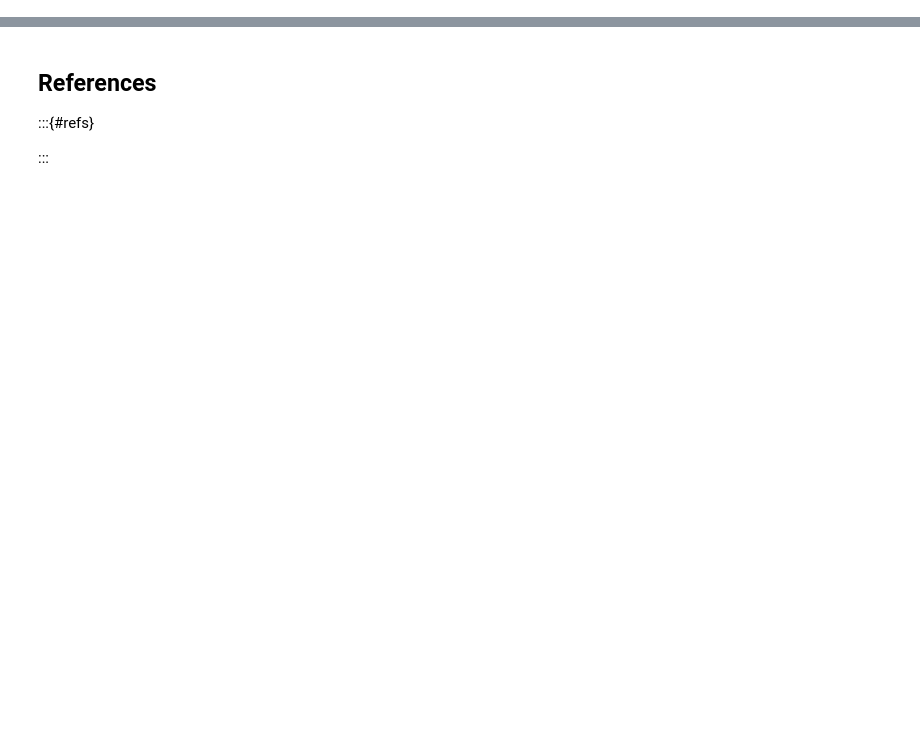
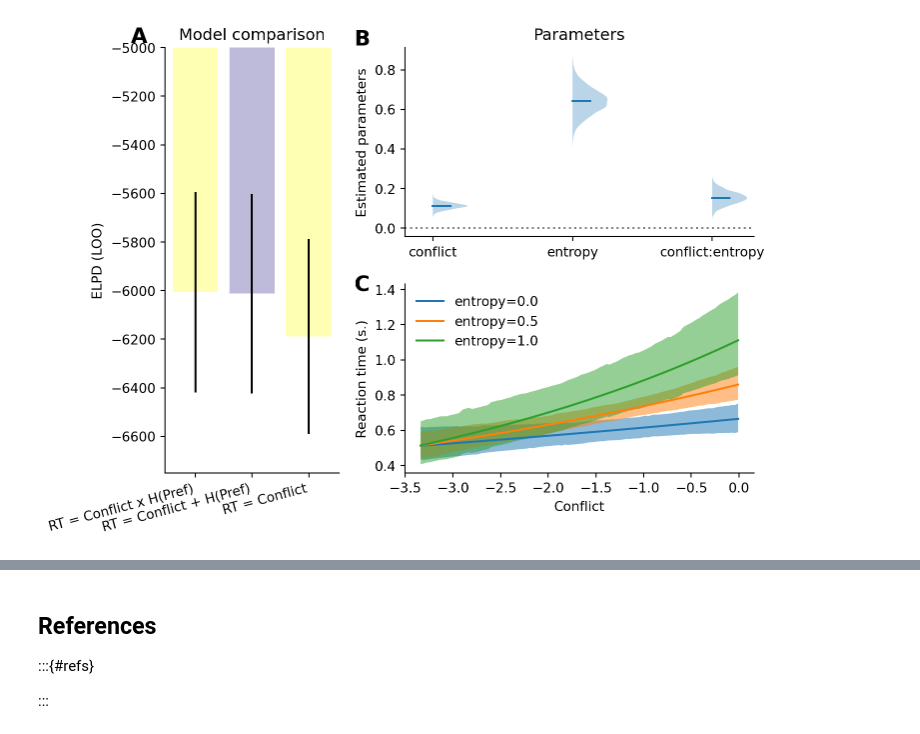
Before and after one commit to AlexLepauvre/state_abstraction_paper, a Jupyter notebook: index.ipynb, the cells around one changed output, grey strips where cells are left out. Drawn from its saved outputs; the diff is of its cells as text; code cells hidden in the pictures; blank space fills up the shorter version.

```diff
--- a/index.ipynb
+++ b/index.ipynb
@@ -1192,0 +612,18 @@ In policy compression framework, planning is complemented by the marginal action
+# %%
+# Generate posterior predictive samples for each model:
+for model_name, idata in traces.items():
+    try:
+        y_pred = idata.posterior_predictive["y"].to_numpy()
+    except KeyError:
+        y_pred = idata.posterior_predictive["response"].to_numpy()
+    # Calculate the match between those:
+    matches = []
+    for i in range(y_pred.shape[0]):
+        for ii in range(y_pred.shape[1]):
+            matches.append(beh_data["response"].to_numpy() == y_pred[i, ii, :])
+    matches = np.array(matches)
+    # Compute the proportion of match between observed and predicted responses:
+    beh_data[f"Match_{model_name.lower()}"] = np.mean(matches, axis=0)
+# %%
+# Extract relevant variables from preference model:
+beh_data['preference_score'] = np.mean(traces['Preference'].posterior["preference"], axis=(0, 1)).to_numpy()
@@ -1192,0 +1632,81 @@ In policy compression framework, planning is complemented by the marginal action
+# %%
+#| label: fig-rt
+#| fig-cap: "Results of reaction time models. (A) Comparison of the model of RT as a function of decision values and intermediate offer against the model of RT
+#| as a function of decision values and preferences. (B) Posterior distribution of the fitted parameter. (C) Posterior predictive curve depicting the predicted
+#| reaction time as a function of the conflict values, separately for preference entropy of 0, 0.5 and 1.0"
+fig, ax = plt.subplot_mosaic("AB;AC", figsize=[A4_inches[0], 0.5*A4_inches[1]], gridspec_kw=dict(width_ratios=[0.5, 1]))
+# ================================================
+# fig-2A: model comparison:
+# elpd_loo bar plot with error bar
+ax["A"].bar(
+    list(traces_RT.keys()),
+    rt_model_comparison["elpd_loo"],
+    yerr=rt_model_comparison["se"],
+    color=cmap([1, 2])
+)
+# Decoration
+ax["A"].set_xticklabels(ax["A"].get_xticklabels(),
+                        rotation=15, ha='right')
+ax["A"].set_ylabel("ELPD (LOO)")
+ax["A"].set_ylim([-6750, -5000])
+ax["A"].set_title("Model comparison")
+ax["A"].spines[['right', 'top']].set_visible(False)
+ax["A"].text(-0.1, 1.05, "A", transform=ax["A"].transAxes,
+              fontsize=16, fontweight='bold', va='top', ha='right'
+              )
+
+# ================================================
+# fig-B: Plot the preferences parameters of the preference & conflict model:
+# Create new axes
+params = [
+    "conflict", "entropy", "conflict:entropy"
+]
+x_labels = ["conflict", "entropy", "conflict:entropy"]
+
+ax["B"].set_ylabel("Estimated parameters")
+data = []
+for var in params:
+    vals = traces_RT['RT = Conflict x H(Pref)'].posterior[var].values.flatten()
+    data.append(vals)
+ax["B"].violinplot(data, positions=range(len(params)),
+                    showmeans=False,
+                    showmedians=True,
+                    showextrema=False,
+                    side="high");
+ax["B"].set_xticks(range(len(params)))
+ax["B"].set_xticklabels(x_labels)
+ax["B"].spines[['right', 'top']].set_visible(False)
+ax["B"].set_title("Parameters")
+ax["B"].hlines(0, -0.2, 2.3, color='gray', linestyles=':')
+ax["B"].set_xlim([-0.2, 2.3])
+ax["B"].text(-0.1, 1.1, "B", transform=ax["B"].transAxes,
+                fontsize=16, fontweight='bold', va='top', ha='right'
+                )
+
+# ================================================
+# fig-C: Plot the preferences parameters of the preference & conflict model:
+pred_df = bmb.interpret.predictions(
+    interaction_rt_model,
+    traces_RT['RT = Conflict x H(Pref)'],
+    conditional={
+        "conflict": np.linspace(beh_data['conflict'].min(), beh_data['conflict'].max(), 100),
+        "entropy": [0, 0.5, 1]
+    },
+)
+pred_df["RT"] = np.exp(pred_df["estimate"])
+pred_df["RT_low"] = np.exp(pred_df["lower_3.0%"])
+pred_df["RT_up"] = np.exp(pred_df["upper_97.0%"])
+
+for ent in pred_df["entropy"].unique():
+    subset = pred_df[pred_df["entropy"] == ent]
+    ax["C"].plot(subset["conflict"], subset["RT"], label=f"entropy={ent}")
+    ax["C"].fill_between(subset["conflict"], subset["RT_low"], subset["RT_up"], alpha=0.5)
+ax["C"].spines[['right', 'top']].set_visible(False)
+ax["C"].set_xlabel('Conflict')
+ax["C"].set_ylabel('Reaction time (s.)')
+ax["C"].legend(frameon=False)
+ax["C"].text(-0.1, 1.05, "C", transform=ax["C"].transAxes,
+                fontsize=16, fontweight='bold', va='top', ha='right'
+                )
+plt.tight_layout();
+# %% [output]
@@ -1192,0 +1714 @@ In policy compression framework, planning is complemented by the marginal action
+[figure, added]
```
Also changed, not shown: parts of 63 cells of this notebook, 3 other files.
